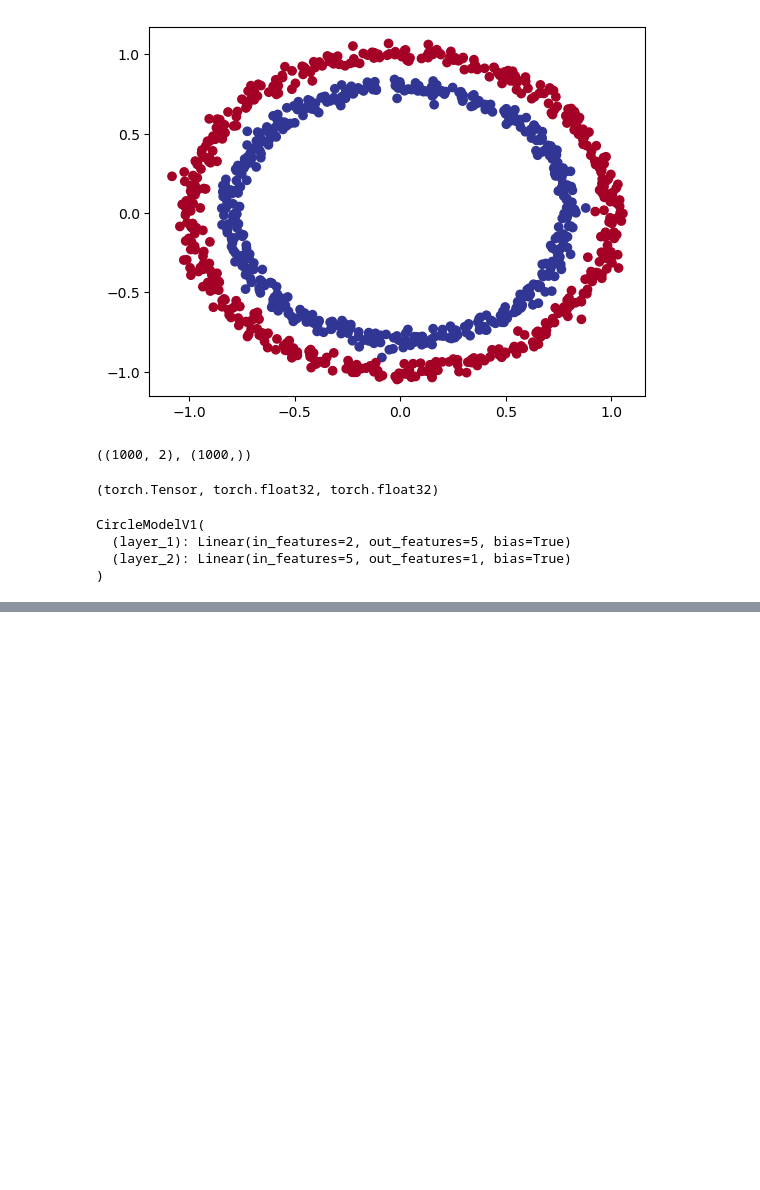
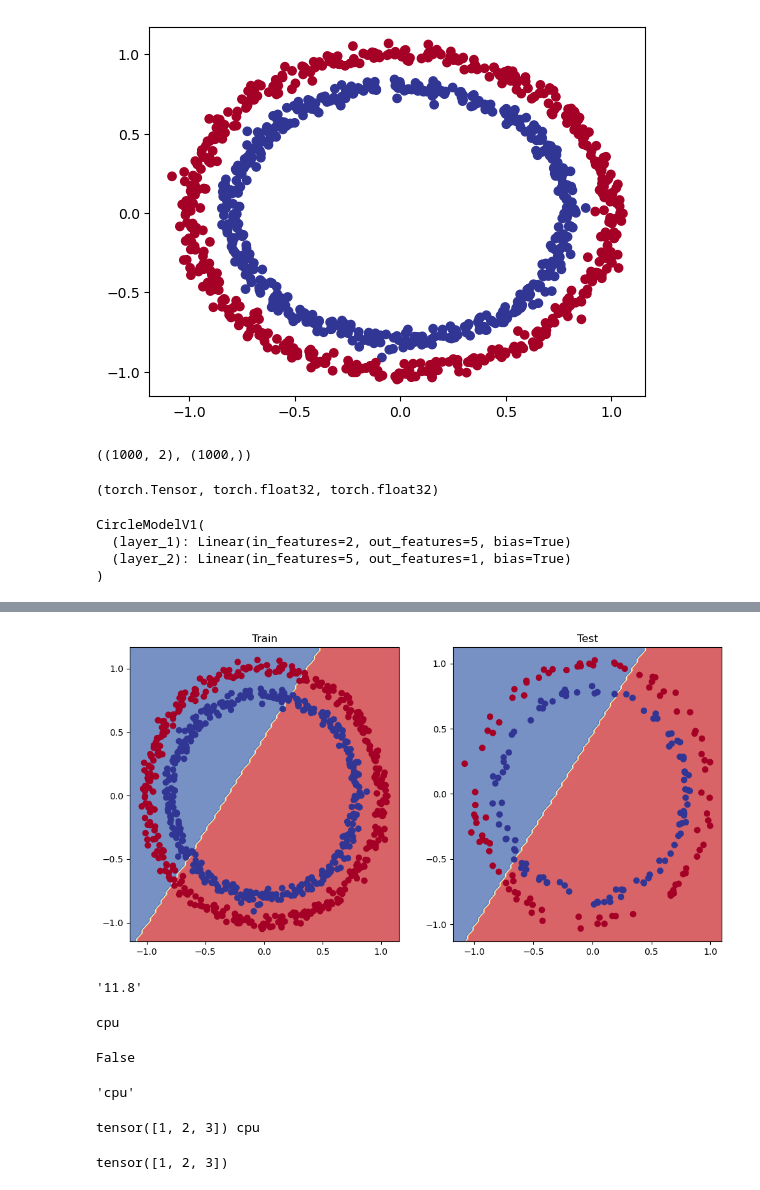
Before and after one commit to arya2004/machine-learning, a Jupyter notebook: learn_torch/02.ipynb, the cells around one changed output, grey strips where cells are left out. Saved outputs shown, nothing was run; the diff lists cells and outputs as text; code cells hidden in the pictures; blank space fills up the shorter version.

Commit message:
cuda

```diff
--- a/learn_torch/02.ipynb
+++ b/learn_torch/02.ipynb
@@ -186,0 +301,47 @@ def accuracy_fn(y_true, y_pred):
+# %%
+
+
+from helper_functions import plot_predictions, plot_decision_boundary
+# Plot decision boundaries for training and test sets
+plt.figure(figsize=(12, 6))
+plt.subplot(1, 2, 1)
+plt.title("Train")
+plot_decision_boundary(model_0, X_train, y_train)
+plt.subplot(1, 2, 2)
+plt.title("Test")
+plot_decision_boundary(model_0, X_test, y_test)
+# %% [output]
+[figure, added]
+# %%
+torch.version.cuda
+# %% [output]
+'11.8'
+# %%
+
+device = torch.device("cuda:0" if torch.cuda.is_available() else "cpu")
+print(device)
+# %% [output]
+cpu
+# %%
+import torch
+torch.cuda.is_available()
+# %% [output]
+False
+# %%
+device = "cuda" if torch.cuda.is_available() else "cpu"
+device
+# %% [output]
+'cpu'
+# %%
+# Create tensor (default on CPU)
+tensor = torch.tensor([1, 2, 3])
+
+# Tensor not on GPU
+print(tensor, tensor.device)
+
+# Move tensor to GPU (if available)
+tensor_on_gpu = tensor.to(device)
+tensor_on_gpu
+# %% [output]
+tensor([1, 2, 3]) cpu
+tensor([1, 2, 3])
```
Also changed, not shown: parts of 11 cells of this notebook, 2 other files.
